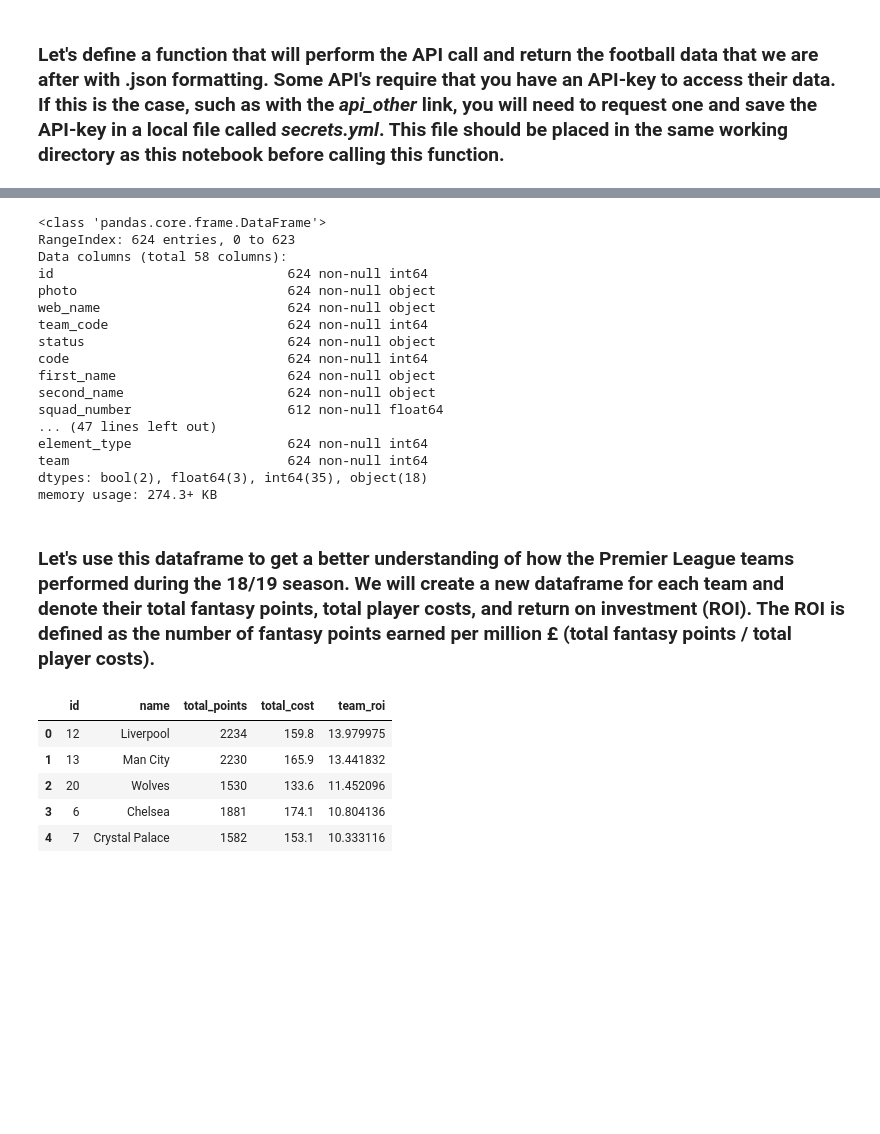
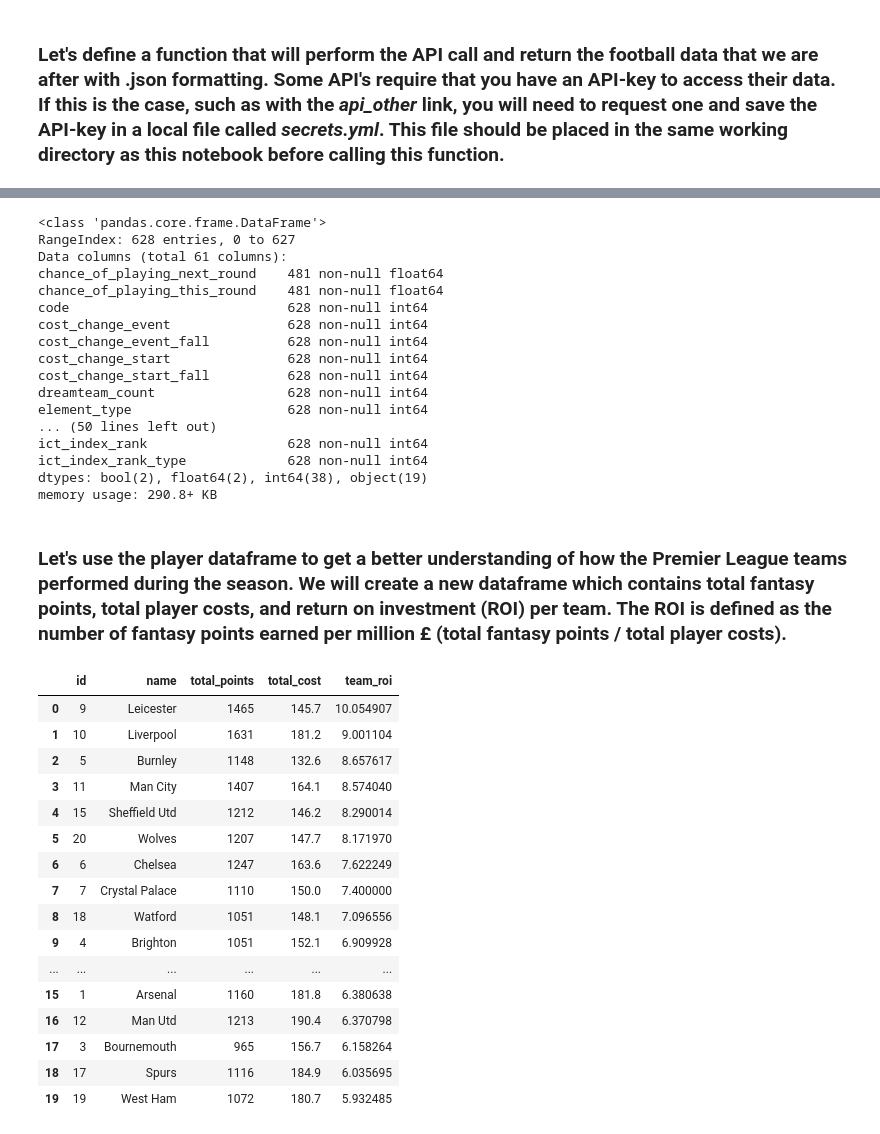
Before and after one commit to pierrewinter/API_Fantasy_Player_Recommender, a Jupyter notebook: api_soccer_data.ipynb, the cells around one changed output, grey strips where cells are left out. Saved outputs shown, nothing was run; the diff lists cells and outputs as text; code cells hidden in the pictures; blank space fills up the shorter version.

```diff
--- a/api_soccer_data.ipynb
+++ b/api_soccer_data.ipynb
@@ -20,7 +16,8 @@ pd.options.display.max_rows = None
 # %%
-api_other = 'https://api.football-data.org/v2/competitions'
+# Main API: https://fantasy.premierleague.com/api/bootstrap-static/
+# Other API: https://api.football-data.org/v2/competitions
 api_18_19 = 'season_18_19/season_18_19.json'
-api_19_20 = 'https://fantasy.premierleague.com/api/bootstrap-static/'
+api_19_20 = 'season_19_20/season_19_20.json'
 # %% [markdown]
 ### Let's define a function that will perform the API call and return the football data that we are after with .json formatting. Some API's require that you have an API-key to access their data. If this is the case, such as with the *api_other* link, you will need to request one and save the API-key in a local file called *secrets.yml*. This file should be placed in the same working directory as this notebook before calling this function.
 # %%
@@ -60,7 +58,4 @@ def get_local_json(json_file, encoding="utf8", print_keys=True):
 # %%
-### 2018/2019 Data
-json_file = get_local_json(api_18_19)
-
-### 2019/2020 Data
-#json_file = get_api_json(api_19_20, api_code=True, print_keys=True)
+#json_file = get_local_json(api_18_19)
+json_file = get_local_json(api_19_20)
 # %% [output]
@@ -93,24 +88,24 @@ players.head()
 players.info()
 # %% [output]
 <class 'pandas.core.frame.DataFrame'>
-RangeIndex: 624 entries, 0 to 623
-Data columns (total 58 columns):
-id                              624 non-null int64
-photo                           624 non-null object
-web_name                        624 non-null object
-team_code                       624 non-null int64
-status                          624 non-null object
-code                            624 non-null int64
-first_name                      624 non-null object
-second_name                     624 non-null object
-squad_number                    612 non-null float64
-... (47 lines left out)
-element_type                    624 non-null int64
-team                            624 non-null int64
-dtypes: bool(2), float64(3), int64(35), object(18)
-memory usage: 274.3+ KB
+RangeIndex: 628 entries, 0 to 627
+Data columns (total 61 columns):
+chance_of_playing_next_round    481 non-null float64
+chance_of_playing_this_round    481 non-null float64
+code                            628 non-null int64
+cost_change_event               628 non-null int64
+cost_change_event_fall          628 non-null int64
+cost_change_start               628 non-null int64
+cost_change_start_fall          628 non-null int64
+dreamteam_count                 628 non-null int64
+element_type                    628 non-null int64
+... (50 lines left out)
+ict_index_rank                  628 non-null int64
+ict_index_rank_type             628 non-null int64
+dtypes: bool(2), float64(2), int64(38), object(19)
+memory usage: 290.8+ KB
 # %% [markdown]
-### Let's use this dataframe to get a better understanding of how the Premier League teams performed during the 18/19 season. We will create a new dataframe for each team and denote their total fantasy points, total player costs, and return on investment (ROI). The ROI is defined as the number of fantasy points earned per million £ (total fantasy points / total player costs).
+### Let's use the player dataframe to get a better understanding of how the Premier League teams performed during the season. We will create a new dataframe which contains total fantasy points, total player costs, and return on investment (ROI) per team. The ROI is defined as the number of fantasy points earned per million £ (total fantasy points / total player costs).
 # %%
 total_points_byteam = players.groupby('team')['total_points'].sum().reset_index(drop=True)
 players['now_cost'] = players['now_cost']/10  # convert to fantasy prices in millions
@@ -120,12 +115,23 @@ team_df = pd.concat([teams['id'], teams['name'], total_points_byteam, total_cost
                     axis=1, keys=['id', 'name', 'total_points', 'total_cost', 'team_roi'])
 team_df = team_df.sort_values(['team_roi'], ascending=False).reset_index(drop=True)
 # %%
-team_df.head()
+team_df
 # %% [output]
 |  | id | name | total_points | total_cost | team_roi |
-| 0 | 12 | Liverpool | 2234 | 159.8 | 13.979975 |
-| 1 | 13 | Man City | 2230 | 165.9 | 13.441832 |
-| 2 | 20 | Wolves | 1530 | 133.6 | 11.452096 |
-| 3 | 6 | Chelsea | 1881 | 174.1 | 10.804136 |
-| 4 | 7 | Crystal Palace | 1582 | 153.1 | 10.333116 |
+| 0 | 9 | Leicester | 1465 | 145.7 | 10.054907 |
+| 1 | 10 | Liverpool | 1631 | 181.2 | 9.001104 |
+| 2 | 5 | Burnley | 1148 | 132.6 | 8.657617 |
+| 3 | 11 | Man City | 1407 | 164.1 | 8.574040 |
+| 4 | 15 | Sheffield Utd | 1212 | 146.2 | 8.290014 |
+| 5 | 20 | Wolves | 1207 | 147.7 | 8.171970 |
+| 6 | 6 | Chelsea | 1247 | 163.6 | 7.622249 |
+| 7 | 7 | Crystal Palace | 1110 | 150.0 | 7.400000 |
+| 8 | 18 | Watford | 1051 | 148.1 | 7.096556 |
+| 9 | 4 | Brighton | 1051 | 152.1 | 6.909928 |
+| ... | ... | ... | ... | ... | ... |
+| 15 | 1 | Arsenal | 1160 | 181.8 | 6.380638 |
+| 16 | 12 | Man Utd | 1213 | 190.4 | 6.370798 |
+| 17 | 3 | Bournemouth | 965 | 156.7 | 6.158264 |
+| 18 | 17 | Spurs | 1116 | 184.9 | 6.035695 |
+| 19 | 19 | West Ham | 1072 | 180.7 | 5.932485 |
 # %% [markdown]
```
Also changed, not shown: parts of 39 cells of this notebook, 2 other files.
